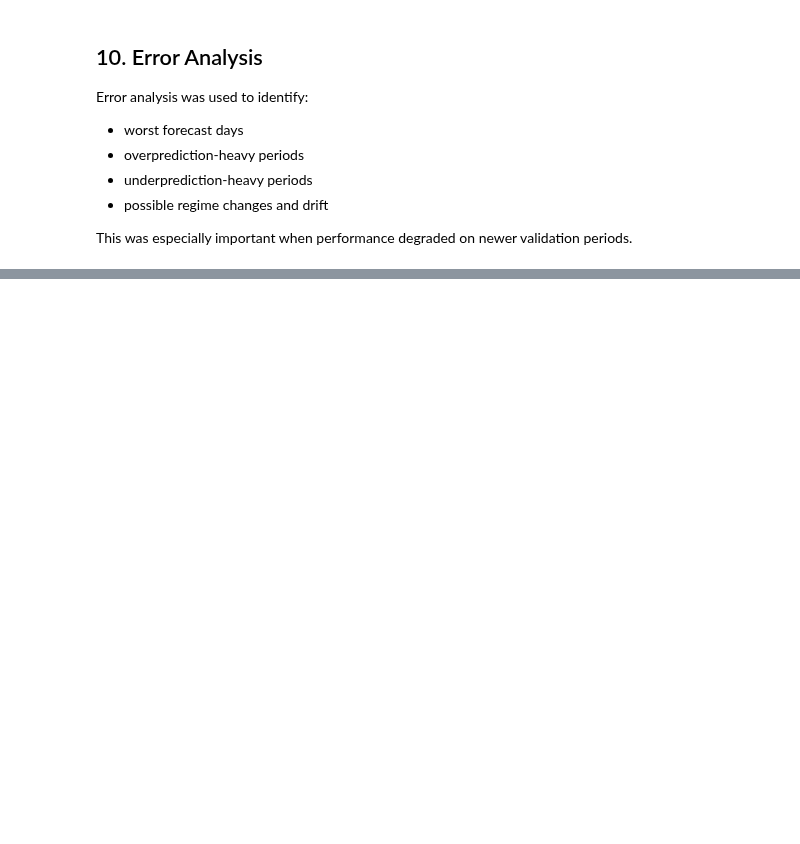
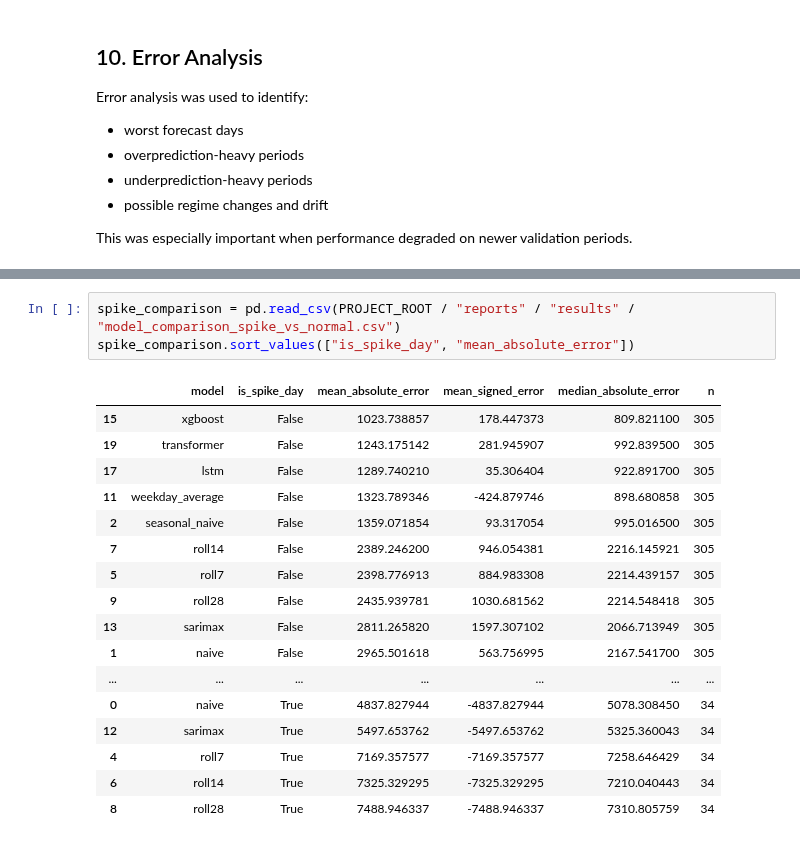
Before and after one commit to kevinpinoarias/hospitality-forecasting-system, a Jupyter notebook: notebooks/portofolio_walkthrough.ipynb, the cells around one changed output, grey strips where cells are left out. Saved outputs shown, nothing was run; the diff lists cells and outputs as text; blank space fills up the shorter version.

```diff
--- a/notebooks/portofolio_walkthrough.ipynb
+++ b/notebooks/portofolio_walkthrough.ipynb
@@ -152,0 +249,21 @@ xgb_predictions.head()
+# %%
+spike_comparison = pd.read_csv(PROJECT_ROOT / "reports" / "results" / "model_comparison_spike_vs_normal.csv")
+spike_comparison.sort_values(["is_spike_day", "mean_absolute_error"])
+# %% [output]
+|  | model | is_spike_day | mean_absolute_error | mean_signed_error | median_absolute_error | n |
+| 15 | xgboost | False | 1023.738857 | 178.447373 | 809.821100 | 305 |
+| 19 | transformer | False | 1243.175142 | 281.945907 | 992.839500 | 305 |
+| 17 | lstm | False | 1289.740210 | 35.306404 | 922.891700 | 305 |
+| 11 | weekday_average | False | 1323.789346 | -424.879746 | 898.680858 | 305 |
+| 2 | seasonal_naive | False | 1359.071854 | 93.317054 | 995.016500 | 305 |
+| 7 | roll14 | False | 2389.246200 | 946.054381 | 2216.145921 | 305 |
+| 5 | roll7 | False | 2398.776913 | 884.983308 | 2214.439157 | 305 |
+| 9 | roll28 | False | 2435.939781 | 1030.681562 | 2214.548418 | 305 |
+| 13 | sarimax | False | 2811.265820 | 1597.307102 | 2066.713949 | 305 |
+| 1 | naive | False | 2965.501618 | 563.756995 | 2167.541700 | 305 |
+| ... | ... | ... | ... | ... | ... | ... |
+| 0 | naive | True | 4837.827944 | -4837.827944 | 5078.308450 | 34 |
+| 12 | sarimax | True | 5497.653762 | -5497.653762 | 5325.360043 | 34 |
+| 4 | roll7 | True | 7169.357577 | -7169.357577 | 7258.646429 | 34 |
+| 6 | roll14 | True | 7325.329295 | -7325.329295 | 7210.040443 | 34 |
+| 8 | roll28 | True | 7488.946337 | -7488.946337 | 7310.805759 | 34 |
```
Also changed, not shown: parts of 20 cells of this notebook, 22 other files.
